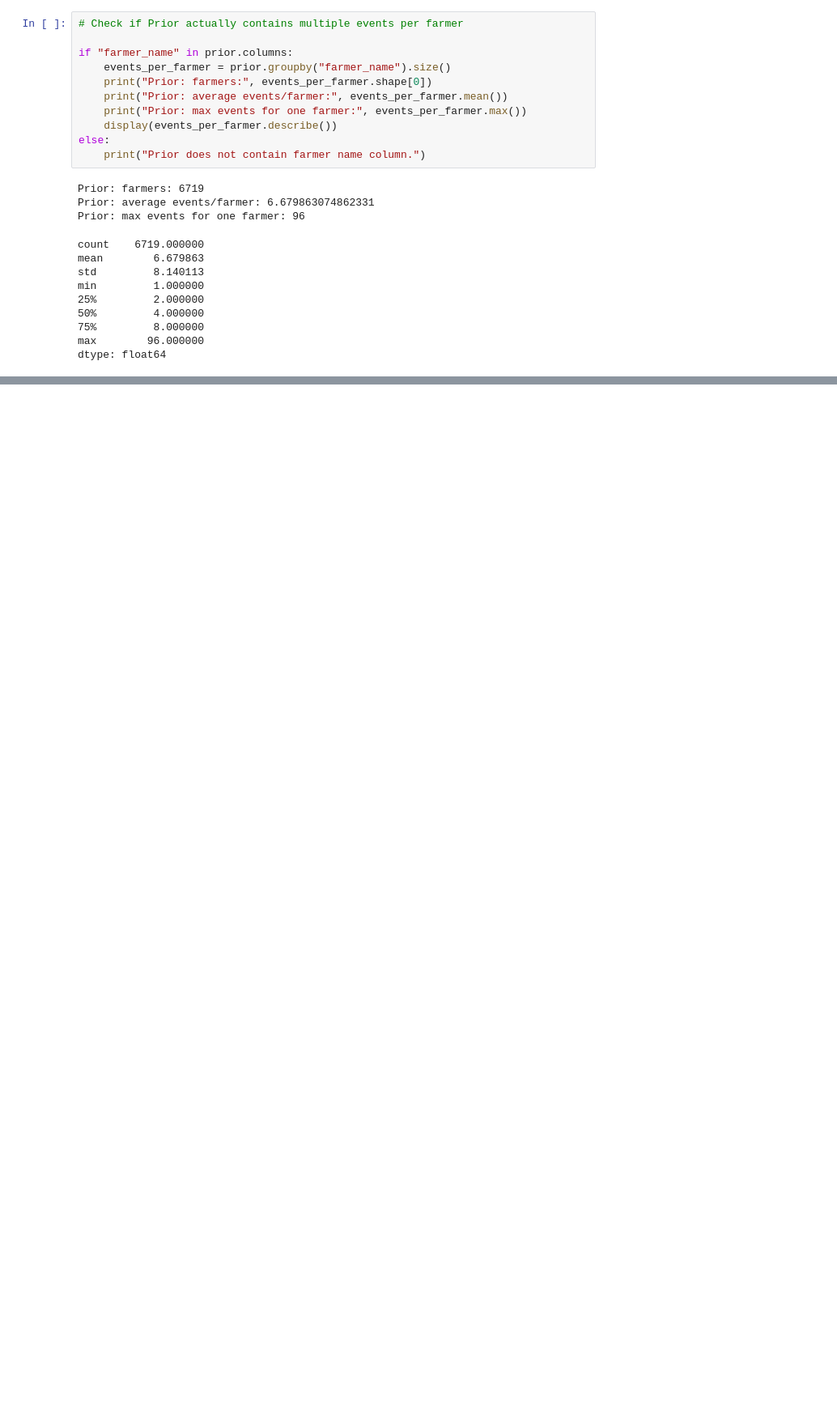
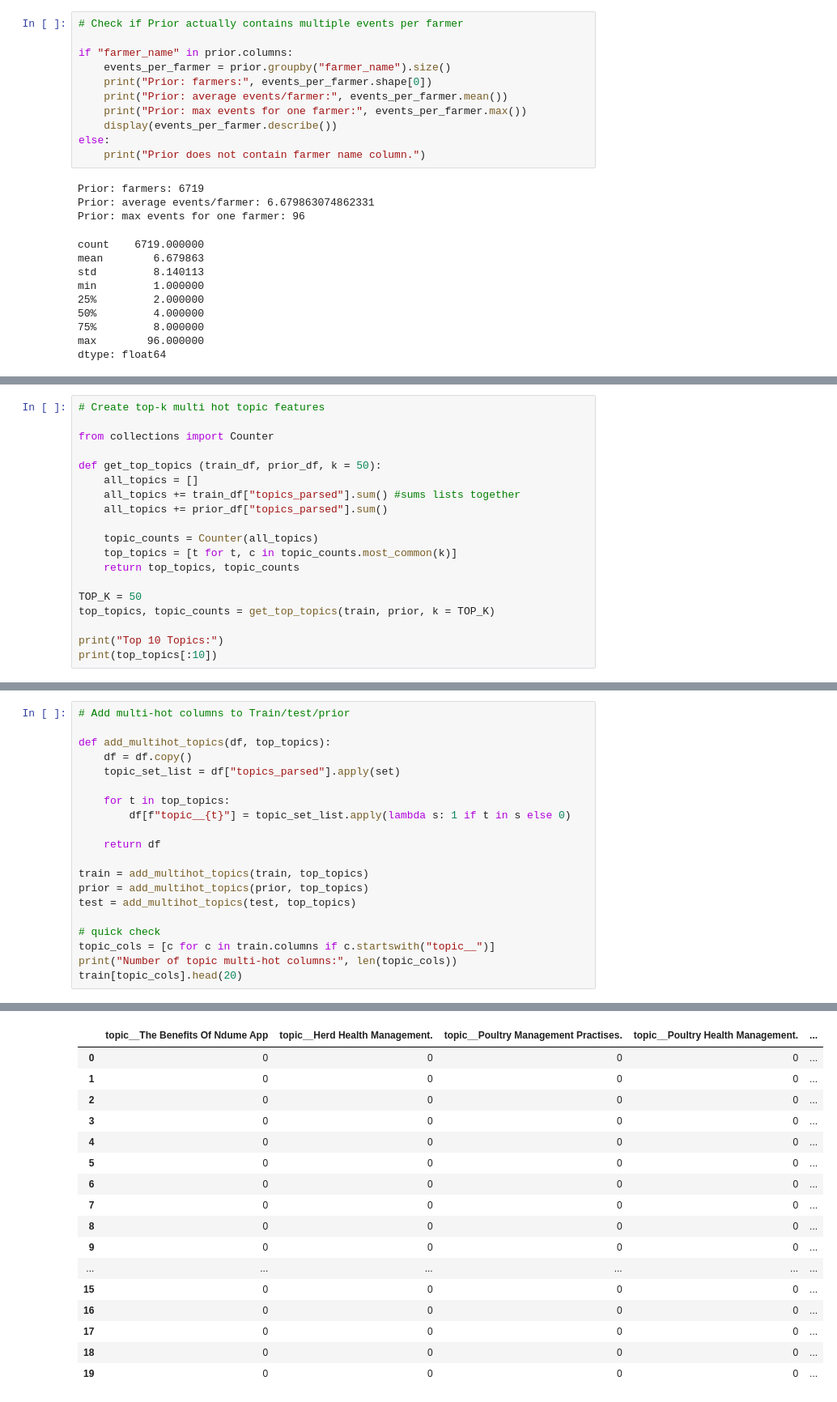
Before and after one commit to theerealhenry/DigiCow-ML-Project, a Jupyter notebook: Project DigiCow.ipynb, the cells around one changed output, grey strips where cells are left out. Shown at 81% size. Saved outputs shown, nothing was run; the diff lists cells and outputs as text; blank space fills up the shorter version.

```diff
--- a/Project DigiCow.ipynb
+++ b/Project DigiCow.ipynb
@@ -179,0 +516,19 @@ dtype: float64
+# %%
+# Create top-k multi hot topic features
+
+from collections import Counter
+
+def get_top_topics (train_df, prior_df, k = 50):
+    all_topics = []
+    all_topics += train_df["topics_parsed"].sum() #sums lists together
+    all_topics += prior_df["topics_parsed"].sum()
+
+    topic_counts = Counter(all_topics)
+    top_topics = [t for t, c in topic_counts.most_common(k)]
+    return top_topics, topic_counts
+
+TOP_K = 50
+top_topics, topic_counts = get_top_topics(train, prior, k = TOP_K)
+
+print("Top 10 Topics:")
+print(top_topics[:10])
@@ -179,0 +538,21 @@ dtype: float64
+# %%
+# Add multi-hot columns to Train/test/prior
+
+def add_multihot_topics(df, top_topics):
+    df = df.copy()
+    topic_set_list = df["topics_parsed"].apply(set)
+
+    for t in top_topics:
+        df[f"topic__{t}"] = topic_set_list.apply(lambda s: 1 if t in s else 0)
+
+    return df
+
+train = add_multihot_topics(train, top_topics)
+prior = add_multihot_topics(prior, top_topics)
+test = add_multihot_topics(test, top_topics)
+
+# quick check
+topic_cols = [c for c in train.columns if c.startswith("topic__")]
+print("Number of topic multi-hot columns:", len(topic_cols))
+train[topic_cols].head(20)
+# %% [output]
@@ -179,0 +560,17 @@ dtype: float64
+|  | topic__The Benefits Of Ndume App | topic__Herd Health Management. | topic__Poultry Management Practises. | topic__Poultry Health Management. | ... |
+| 0 | 0 | 0 | 0 | 0 | ... |
+| 1 | 0 | 0 | 0 | 0 | ... |
+| 2 | 0 | 0 | 0 | 0 | ... |
+| 3 | 0 | 0 | 0 | 0 | ... |
+| 4 | 0 | 0 | 0 | 0 | ... |
+| 5 | 0 | 0 | 0 | 0 | ... |
+| 6 | 0 | 0 | 0 | 0 | ... |
+| 7 | 0 | 0 | 0 | 0 | ... |
+| 8 | 0 | 0 | 0 | 0 | ... |
+| 9 | 0 | 0 | 0 | 0 | ... |
+| ... | ... | ... | ... | ... | ... |
+| 15 | 0 | 0 | 0 | 0 | ... |
+| 16 | 0 | 0 | 0 | 0 | ... |
+| 17 | 0 | 0 | 0 | 0 | ... |
+| 18 | 0 | 0 | 0 | 0 | ... |
+| 19 | 0 | 0 | 0 | 0 | ... |
```
Also changed, not shown: parts of 16 cells of this notebook.
